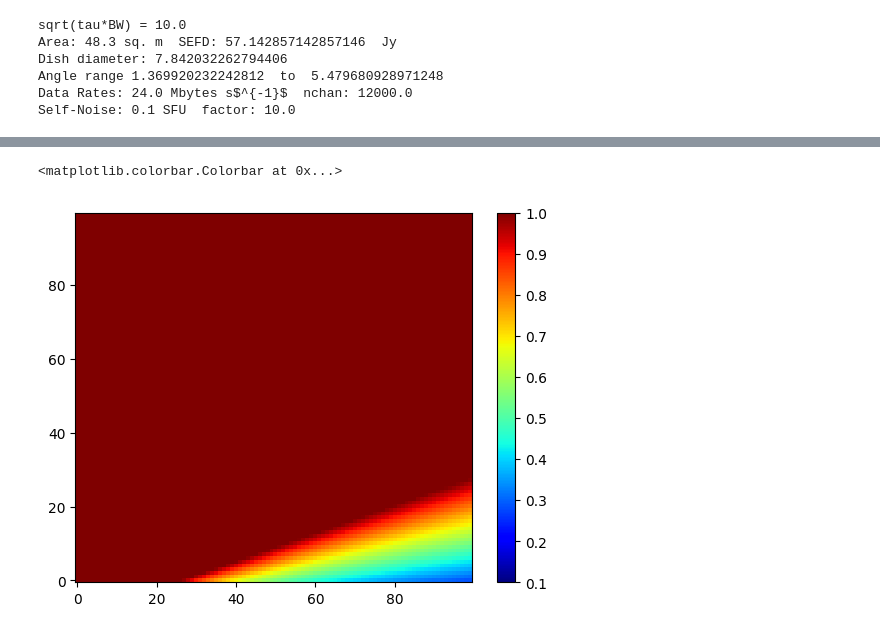
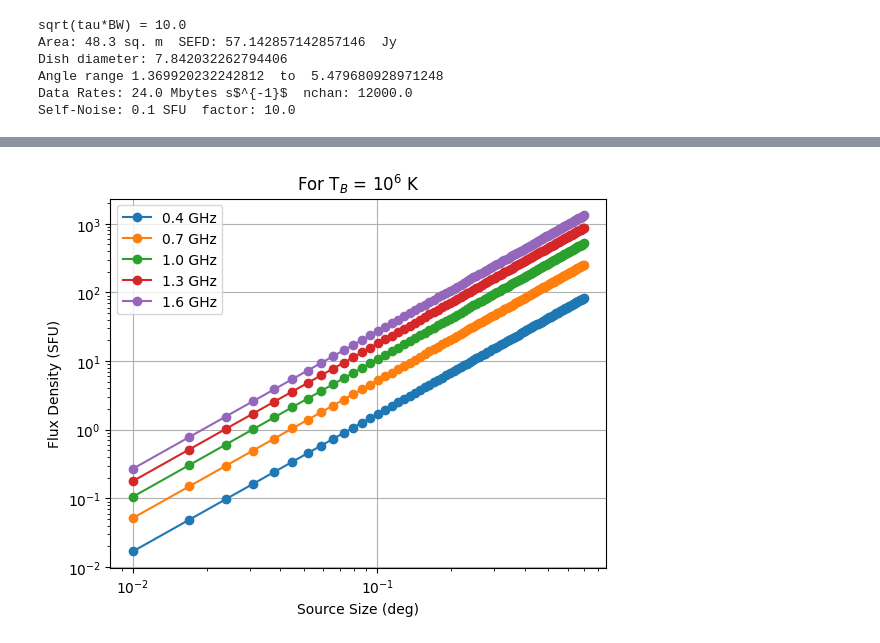
Before and after one commit to rohitcbscient/lipi, a Jupyter notebook: lipi/adhyan/ska/solar_array.ipynb, the cells around one changed output, grey strips where cells are left out. Cells and saved outputs as stored; diff of their text form; code cells hidden in the pictures.

```diff
--- a/lipi/adhyan/ska/solar_array.ipynb
+++ b/lipi/adhyan/ska/solar_array.ipynb
@@ -130,9 +148,20 @@ SEFD:  1.229949400214167 SFU
-# %%
-f,ax=plt.subplots(1,1)
-im1=ax.imshow(theta_deg_array,origin='lower',cmap='jet',vmin=0.1,vmax=1.0,aspect='auto')
-#ax.set_yscale('log')
-#ax.set_xscale('log')
-f.colorbar(im1)
-# %% [output]
-<matplotlib.colorbar.Colorbar at 0x...>
-[figure, removed]
+# %%
+# Flux density as a function of angular scales
+# Show a taper at 0.7 (~40' disk size)
+TB = 1.e6
+ang = np.linspace(0.01,0.7,100)*3600
+nu0 = np.linspace(0.4,1.6,5)
+FD = [0]*100
+for i in range(len(nu0)):
+    FD[i] = TB*nu0[i]**2 *ang**2 /1222 /1.e4 /1.e3
+    plt.plot(ang/3600,FD[i],'o-',label=str(np.round(nu0[i],1))+' GHz')
+plt.yscale('log')
+plt.xscale('log')
+plt.grid()
+plt.legend()
+plt.xlabel('Source Size (deg)')
+plt.ylabel('Flux Density (SFU)' )
+plt.title('For T$_B$ = 10$^6$ K')
+plt.show()
+# %% [output]
+[figure, added]
```
Also changed, not shown: parts of 6 cells of this notebook, 1 other file.
